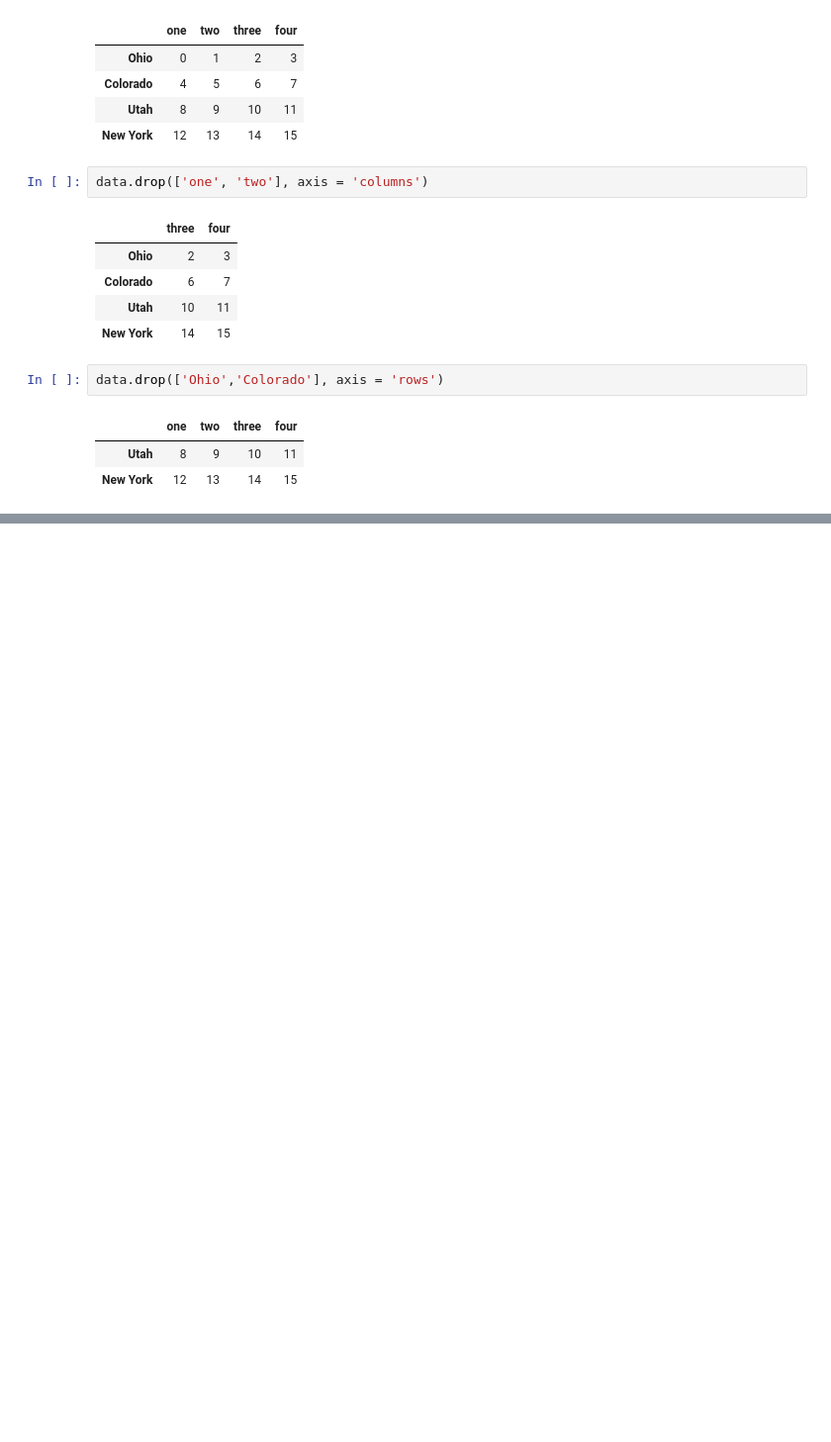
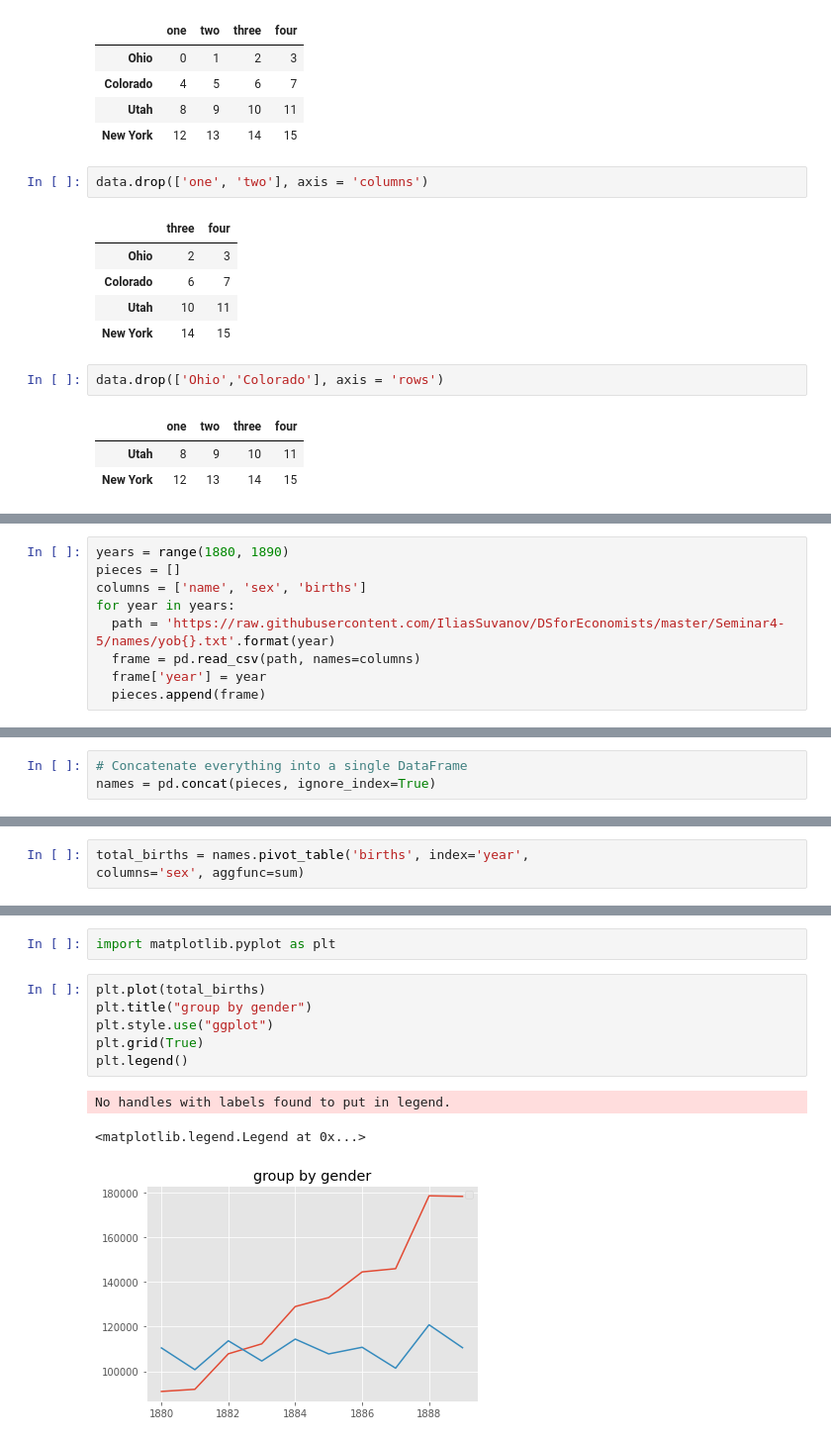
Before and after one commit to IliasSuvanov/DSforEconomists, a Jupyter notebook: Seminar4-5/Seminar4-5.ipynb, the cells around one changed output, grey strips where cells are left out. Shown at 99% size. Cells and saved outputs as stored; diff of their text form; blank space fills up the shorter version.

```diff
--- a/Seminar4-5/Seminar4-5.ipynb
+++ b/Seminar4-5/Seminar4-5.ipynb
@@ -493,0 +1027,9 @@ data.drop(['Ohio','Colorado'], axis = 'rows')
+# %%
+years = range(1880, 1890)
+pieces = []
+columns = ['name', 'sex', 'births']
+for year in years:
+  path = 'https://raw.githubusercontent.com/IliasSuvanov/DSforEconomists/master/Seminar4-5/names/yob{}.txt'.format(year)
+  frame = pd.read_csv(path, names=columns)
+  frame['year'] = year
+  pieces.append(frame)
@@ -493,0 +1056,3 @@ data.drop(['Ohio','Colorado'], axis = 'rows')
+# %%
+# Concatenate everything into a single DataFrame
+names = pd.concat(pieces, ignore_index=True)
@@ -493,0 +1079,3 @@ data.drop(['Ohio','Colorado'], axis = 'rows')
+# %%
+total_births = names.pivot_table('births', index='year',
+columns='sex', aggfunc=sum)
@@ -493,0 +1097,12 @@ data.drop(['Ohio','Colorado'], axis = 'rows')
+# %%
+import matplotlib.pyplot as plt
+# %%
+plt.plot(total_births)
+plt.title("group by gender")
+plt.style.use("ggplot")
+plt.grid(True)
+plt.legend()
+# %% [output]
+No handles with labels found to put in legend.
+<matplotlib.legend.Legend at 0x...>
+[figure, added]
```
Also changed, not shown: parts of 74 cells of this notebook.
